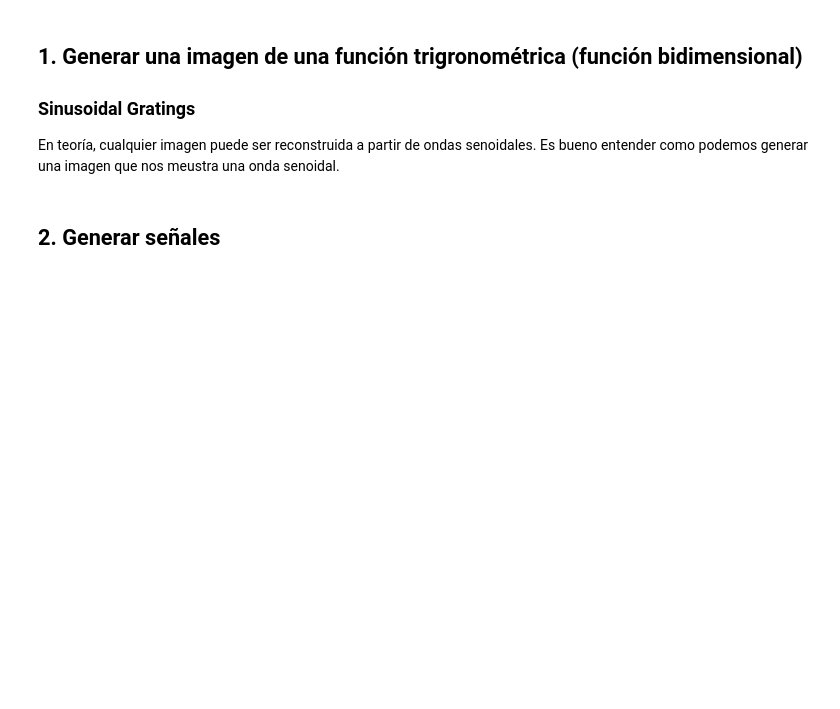
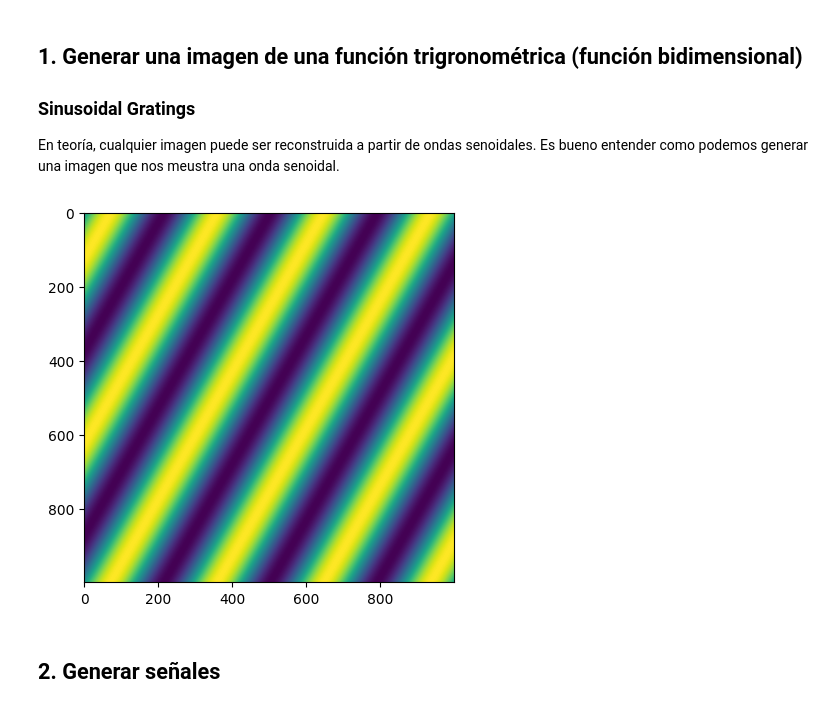
Before and after one commit to MatiasArmijo/Actividades-EIE-401-Matias-Armijo, a Jupyter notebook: actividad-3/Actividad_3_ArmijoMatias_204623155.ipynb, the cells around one changed output. Cells and saved outputs as stored; diff of their text form; code cells hidden in the pictures; blank space fills up the shorter version.

```diff
--- a/actividad-3/Actividad_3_ArmijoMatias_204623155.ipynb
+++ b/actividad-3/Actividad_3_ArmijoMatias_204623155.ipynb
@@ -20,6 +20,23 @@ PROCESAMIENTO DIGITAL MULTIMEDIA
 
 <p align="justify">
 En teoría, cualquier imagen puede ser reconstruida a partir de ondas senoidales. Es bueno entender como podemos generar una imagen que nos meustra una onda senoidal.
+# %%
+import numpy as np
+import matplotlib.pyplot as plt
+
+angle = np.pi/6                 # Angulo de inclinacion de la rejilla
+x = np.linspace(0, 1000,1000)   # Arreglo de numeros para los ejes x e y
+X, Y = np.meshgrid(x, x)        # Rerpesentacin en "2D" de los ejes
+wavelength = 250                # Longitud de onda de la señal senoidal creada
+
+# Sinusoidal Grating
+grating = np.sin(2*np.pi*(X*np.cos(angle) + Y*np.sin(angle))/wavelength)
+
+# Figura
+plt.imshow(grating)
+plt.show()
+# %% [output]
+[figure, added]
 # %% [markdown]
 ## 2. Generar señales
 # %% [markdown]
```
Also changed, not shown: parts of 2 cells of this notebook, 1 other file.
